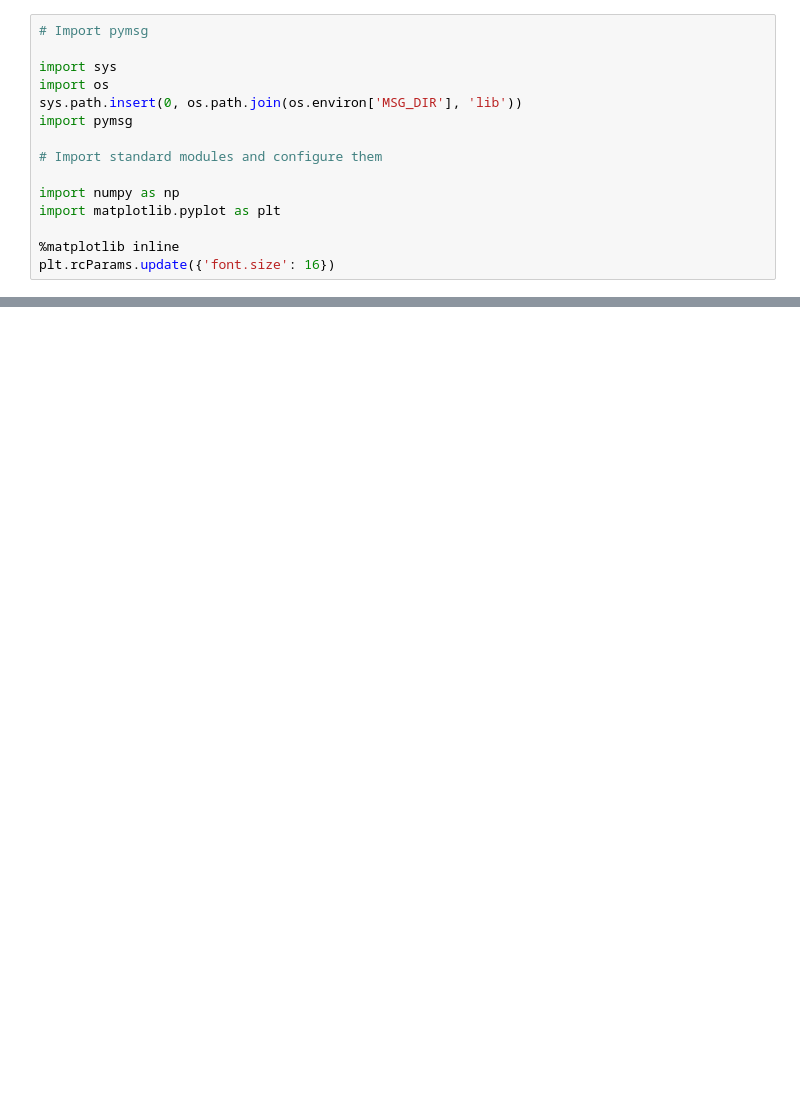
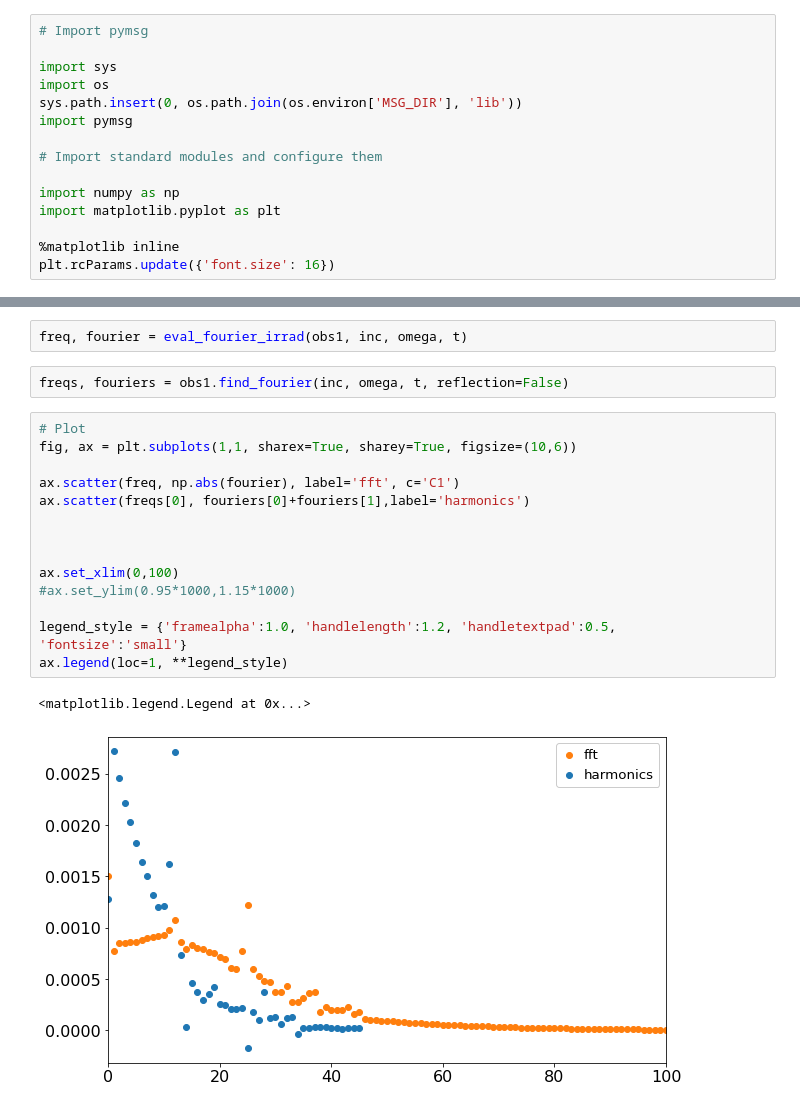
Before and after one commit to aaronesque/gyre-lc, a Jupyter notebook: iOri-lightcurve.ipynb, the cells around one changed output, grey strips where cells are left out. Cells and saved outputs as stored; diff of their text form; blank space fills up the shorter version.

```diff
--- a/iOri-lightcurve.ipynb
+++ b/iOri-lightcurve.ipynb
@@ -834,0 +277,21 @@ ValueError: Could not lookup ld_coeffs for ld_coeffs_source_bol@primary@star@com
+# %%
+freq, fourier = eval_fourier_irrad(obs1, inc, omega, t)
+# %%
+freqs, fouriers = obs1.find_fourier(inc, omega, t, reflection=False)
+# %%
+# Plot
+fig, ax = plt.subplots(1,1, sharex=True, sharey=True, figsize=(10,6))
+
+ax.scatter(freq, np.abs(fourier), label='fft', c='C1')
+ax.scatter(freqs[0], fouriers[0]+fouriers[1],label='harmonics')
+
+
+
+ax.set_xlim(0,100)
+#ax.set_ylim(0.95*1000,1.15*1000)
+
+legend_style = {'framealpha':1.0, 'handlelength':1.2, 'handletextpad':0.5, 'fontsize':'small'}
+ax.legend(loc=1, **legend_style)
+# %% [output]
+<matplotlib.legend.Legend at 0x...>
+[figure, added]
```
Also changed, not shown: parts of 50 cells of this notebook, 8 other files.
